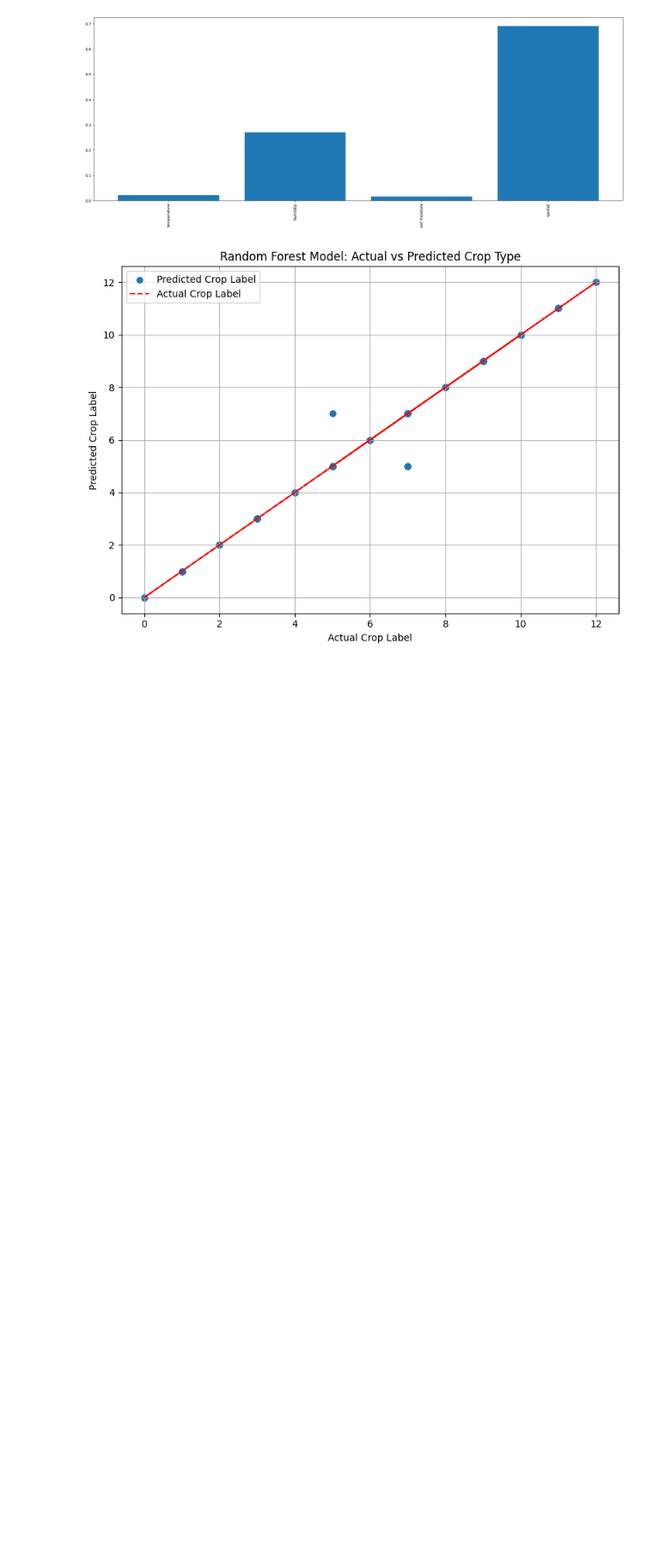
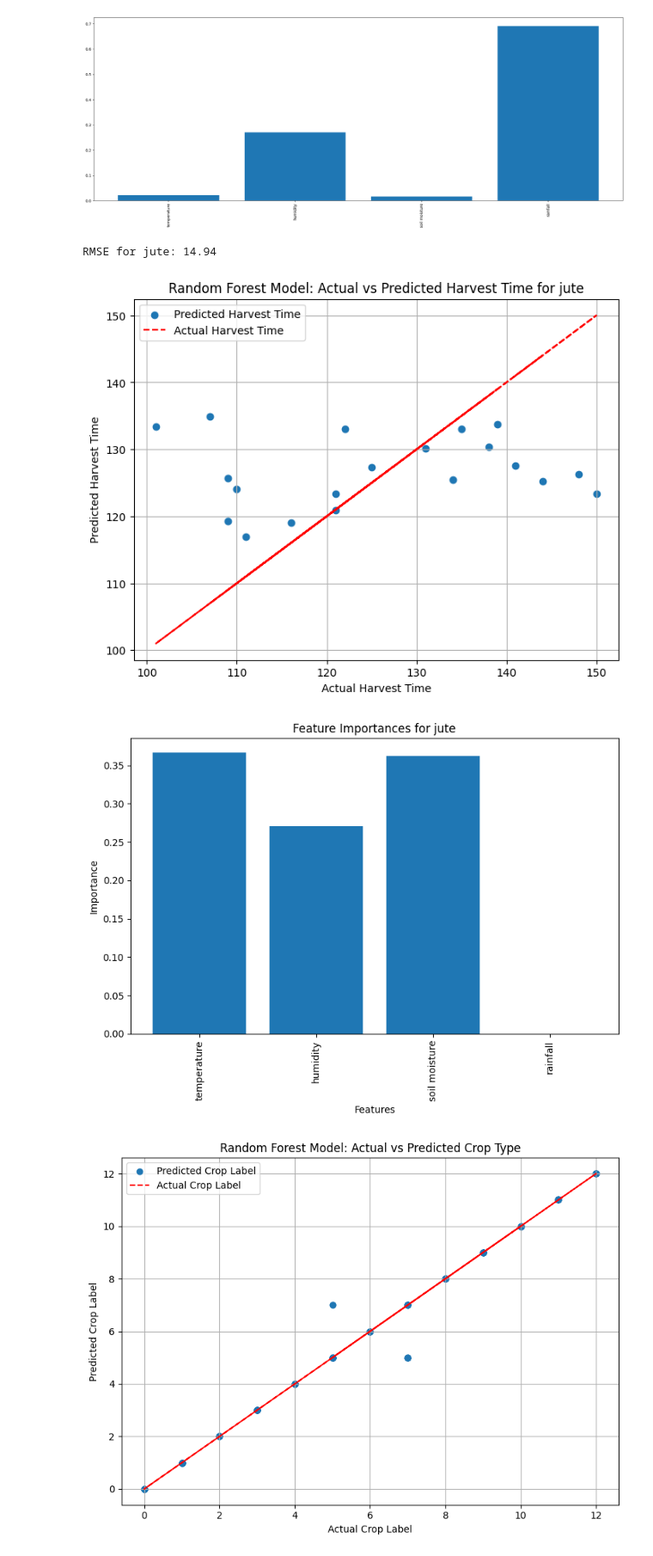
Before and after one commit to wannursabrina1/crop_prediction, a Jupyter notebook: Crop_Yield_Pred.ipynb, the cells around one changed output. Shown at 86% size. Saved outputs shown, nothing was run; the diff lists cells and outputs as text; code cells hidden in the pictures; blank space fills up the shorter version.

```diff
--- a/Crop_Yield_Pred.ipynb
+++ b/Crop_Yield_Pred.ipynb
@@ -151,6 +151,60 @@ Index(['temperature', 'humidity', 'soil moisture', 'rainfall'], dtype='object')
 Shape of crop_features.columns:  (4,)
 Shape of feature_importances:  (4,)
 [figure]
+# %%
+# Ask the user to input the crop type
+crop_type = input("Enter the crop type you want to analyze: ")
+
+# Filter the dataset to include only the specified crop type
+crop_data = crops[crops['label'] == crop_type]
+
+# Check if the crop type exists in the dataset
+if crop_data.empty:
+    print(f"No data found for crop type: {crop_type}")
+else:
+    # Extract features and labels for the filtered dataset
+    crop_features = ['temperature', 'humidity', 'soil moisture', 'rainfall']
+    X_crop = crop_data[features]
+    y_crop = crop_data['harvest time']
+
+    # Split the data into training and testing sets
+    X_train_crop, X_test_crop, y_train_crop, y_test_crop = train_test_split(X_crop, y_crop, test_size=0.2, random_state=42)
+
+    # Train the Random Forest Regressor model with GridSearchCV
+    grid_search.fit(X_train_crop, y_train_crop)
+
+    # Make predictions on the test data
+    y_pred_crop = grid_search.best_estimator_.predict(X_test_crop)
+
+    # Calculate the RMSE for the specific crop type
+    rmse = np.sqrt(mean_squared_error(y_test_crop, y_pred_crop))
+    print(f"RMSE for {crop_type}: {rmse:.2f}")
+
+    # Plot actual vs predicted harvest time for the specific crop type
+    plt.figure(figsize=(8, 6))
+    plt.scatter(y_test_crop, y_pred_crop, label='Predicted Harvest Time')
+    plt.plot(y_test_crop, y_test_crop, color='red', linestyle='--', label='Actual Harvest Time')
+    plt.xlabel('Actual Harvest Time')
+    plt.ylabel('Predicted Harvest Time')
+    plt.title(f'Random Forest Model: Actual vs Predicted Harvest Time for {crop_type}')
+    plt.legend()
+    plt.grid(True)
+    plt.show()
+
+    # Get feature importances for the specific crop type
+    feature_importances_crop = grid_search.best_estimator_.feature_importances_
+    plt.figure(figsize=(8, 6))
+    plt.bar(features, feature_importances_crop)
+    plt.xlabel('Features')
+    plt.ylabel('Importance')
+    plt.title(f'Feature Importances for {crop_type}')
+    plt.xticks(rotation=90)
+    plt.tight_layout()
+    plt.show()
+# %% [output]
+RMSE for jute: 14.94
+[figure, added]
+[figure, added]
 # %%
 classifier_model = RandomForestClassifier(random_state=42)
 
```
Also changed, not shown: parts of 1 cell of this notebook.
